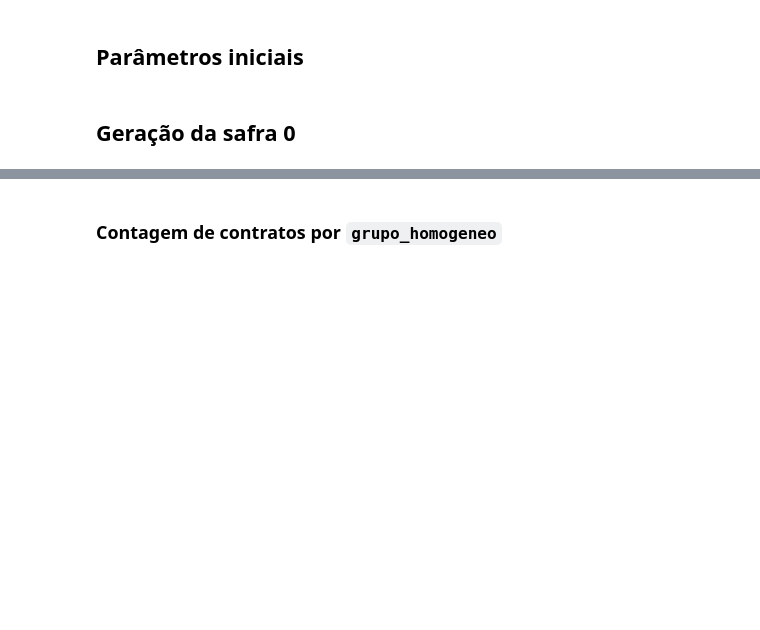
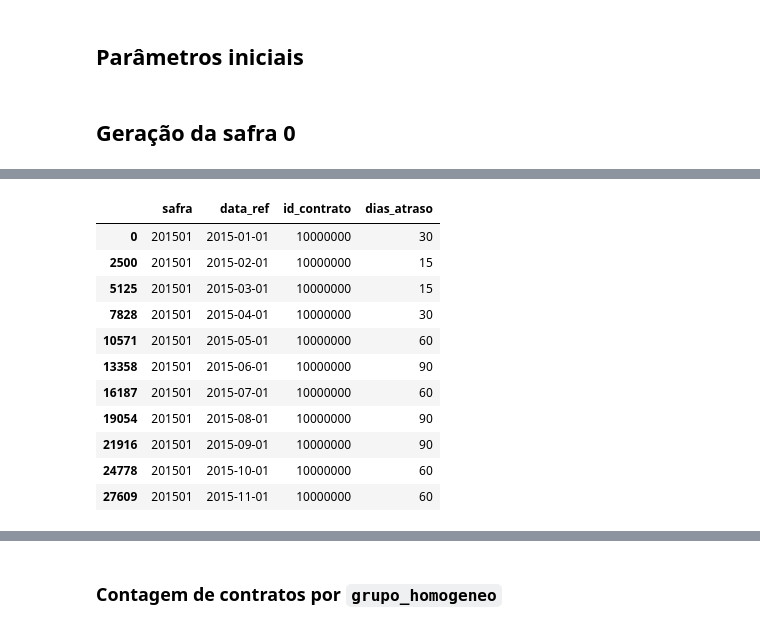
Before and after one commit to joaaomaia/creditlab, a Jupyter notebook: notebooks/01_exploracao_snapshot.ipynb, the cells around one changed output, grey strips where cells are left out. Saved outputs shown, nothing was run; the diff lists cells and outputs as text; code cells hidden in the pictures; blank space fills up the shorter version.

```diff
--- a/notebooks/01_exploracao_snapshot.ipynb
+++ b/notebooks/01_exploracao_snapshot.ipynb
@@ -105,3 +166,20 @@ Rastro gerado com 3,227 linhas
+# %%
+df_panel[df_panel['id_contrato']=='10000000'][['safra', 'data_ref','id_contrato','dias_atraso']]
+
+#.to_excel('amostra_para_correcao.xlsx')
+# %% [output]
+|  | safra | data_ref | id_contrato | dias_atraso |
+| 0 | 201501 | 2015-01-01 | 10000000 | 30 |
+| 2500 | 201501 | 2015-02-01 | 10000000 | 15 |
+| 5125 | 201501 | 2015-03-01 | 10000000 | 15 |
+| 7828 | 201501 | 2015-04-01 | 10000000 | 30 |
+| 10571 | 201501 | 2015-05-01 | 10000000 | 60 |
+| 13358 | 201501 | 2015-06-01 | 10000000 | 90 |
+| 16187 | 201501 | 2015-07-01 | 10000000 | 60 |
+| 19054 | 201501 | 2015-08-01 | 10000000 | 90 |
+| 21916 | 201501 | 2015-09-01 | 10000000 | 90 |
+| 24778 | 201501 | 2015-10-01 | 10000000 | 60 |
+| 27609 | 201501 | 2015-11-01 | 10000000 | 60 |
 # %%
 df_panel['safra'].min()#,df_panel['safra'].max()
 # %%
```
Also changed, not shown: parts of 12 cells of this notebook, 5 other files.
